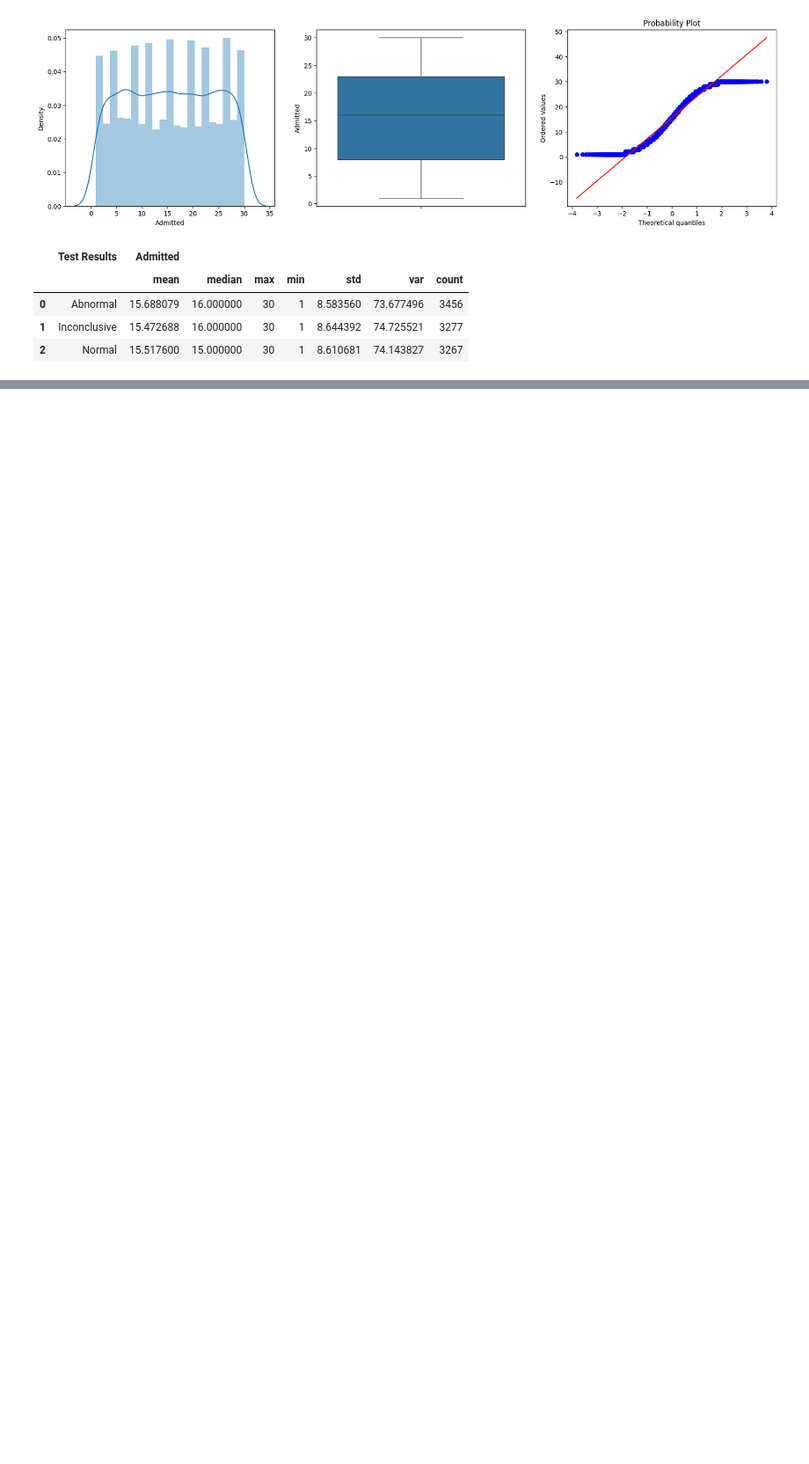
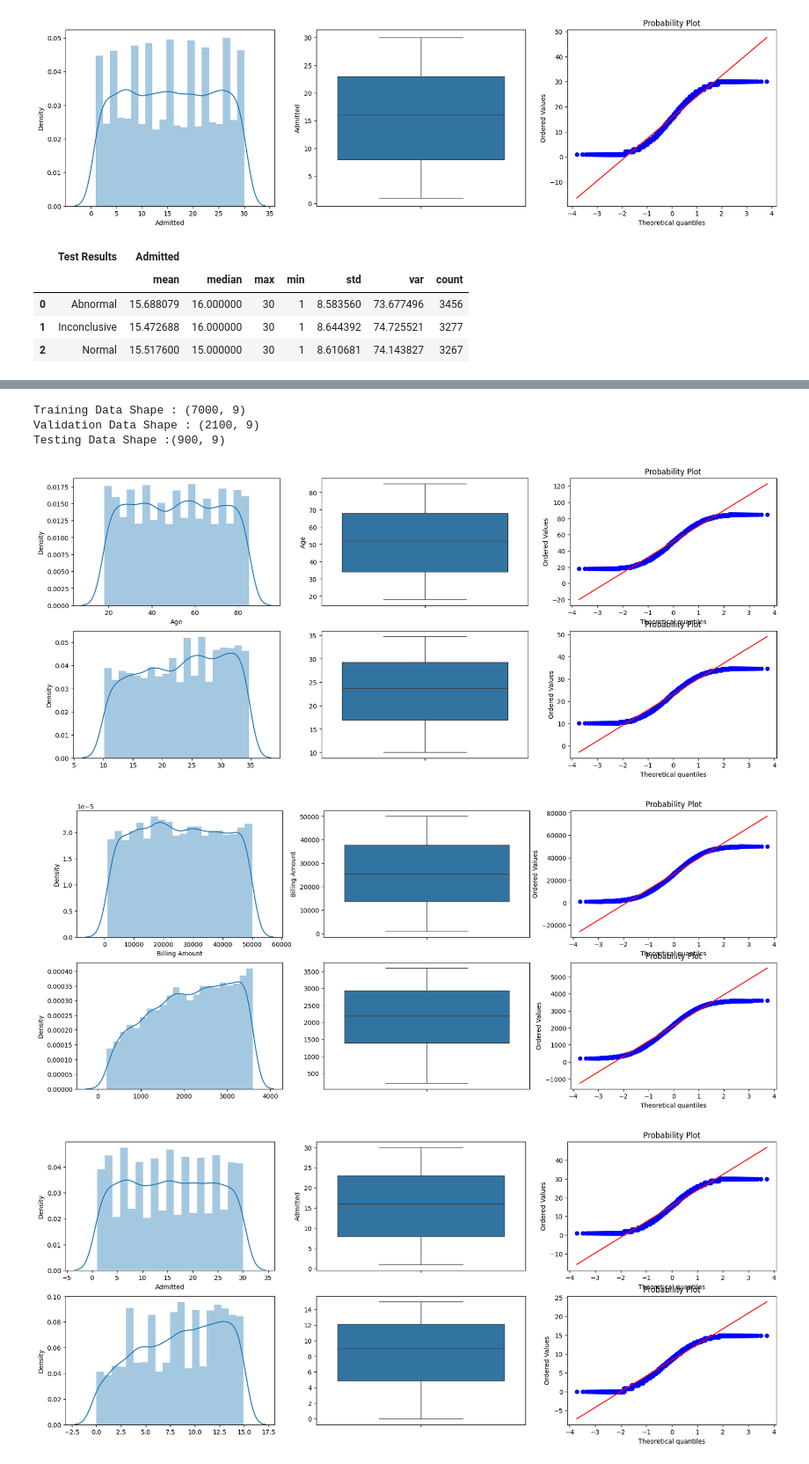
Before and after one commit to SarkarPriyanshu/DataScienceAssign, a Jupyter notebook: Healthcare_Dataset_Using_Tensorflow.ipynb, the cells around one changed output, grey strips where cells are left out. Shown at 88% size. Cells and saved outputs as stored; diff of their text form; code cells hidden in the pictures; blank space fills up the shorter version.

```diff
--- a/Healthcare_Dataset_Using_Tensorflow.ipynb
+++ b/Healthcare_Dataset_Using_Tensorflow.ipynb
@@ -414,0 +580,2 @@ eda_df \
+# %%
+features_df = eda_df.drop(['Date of Admission','Discharge Date'],axis=1)
@@ -414,0 +591,30 @@ eda_df \
+# %%
+X,y = features_df.drop(['Test Results'],axis=1),features_df['Test Results']
+
+X_train, X_other, y_train, y_other = train_test_split(X,y,test_size=0.3,random_state=101,stratify=y)
+X_val, X_test, y_val, y_test = train_test_split(X_other,y_other,test_size=0.3,random_state=101,stratify=y_other)
+# %%
+print(f'Training Data Shape : {X_train.shape}\nValidation Data Shape : {X_val.shape}\nTesting Data Shape :{X_test.shape}')
+# %% [output]
+Training Data Shape : (7000, 9)
+Validation Data Shape : (2100, 9)
+Testing Data Shape :(900, 9)
+# %%
+for feature in X_train.columns:
+   if X_train[feature].dtype in ['int64','float64']:
+      fig,ax = plt.subplots(2,3,figsize=(20,8))
+
+      sns.distplot(X_train[feature],ax=ax[0][0])
+      sns.boxplot(X_train[feature],ax=ax[0][1])
+      stats.probplot(X_train[feature],plot=ax[0][2])
+
+      data,lamd = stats.boxcox(X_train[feature])
+      sns.distplot(data,ax=ax[1][0])
+      sns.boxplot(data,ax=ax[1][1])
+      stats.probplot(data,plot=ax[1][2])
+
+      plt.show()
+# %% [output]
+[figure, added]
+[figure, added]
+[figure, added]
```
Also changed, not shown: parts of 25 cells of this notebook.
